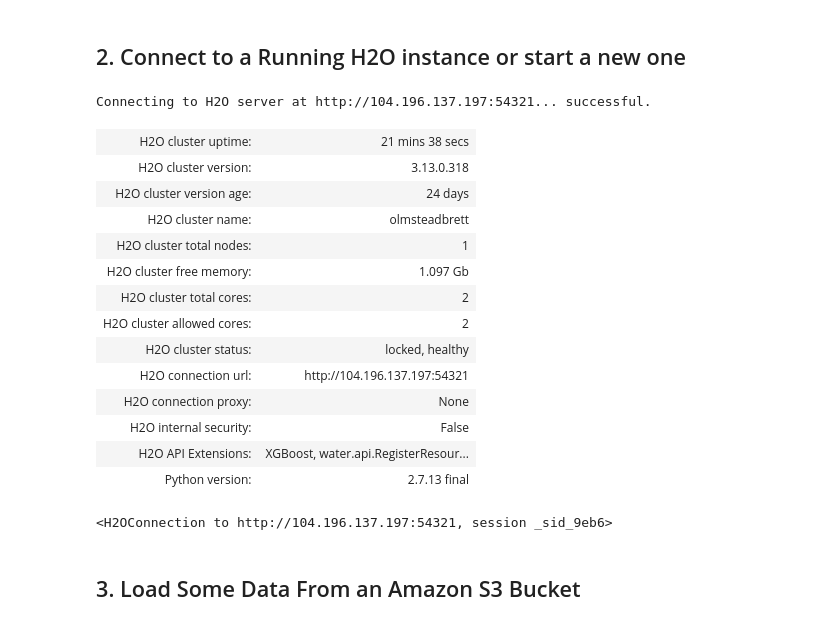
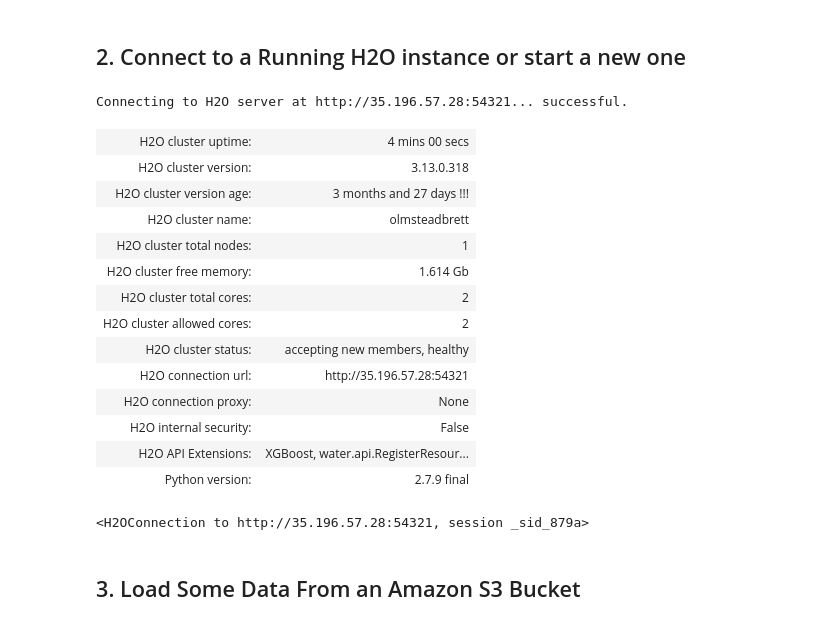
Before and after one commit to Brett777/Predict-Risk, a Jupyter notebook: H2O and XGBoost on GPU.ipynb, the cells around one changed output. Saved outputs shown, nothing was run; the diff lists cells and outputs as text; code cells hidden in the pictures.

```diff
--- a/H2O and XGBoost on GPU.ipynb
+++ b/H2O and XGBoost on GPU.ipynb
@@ -12,24 +14,24 @@ from h2o.estimators.xgboost import H2OXGBoostEstimator
 # %% [markdown]
 ## 2. Connect to a Running H2O instance or start a new one
 # %%
-h2o.connect(ip="104.196.137.197")
+h2o.connect(ip="35.196.57.28")
 # %% [output]
-Connecting to H2O server at http://104.196.137.197:54321... successful.
+Connecting to H2O server at http://35.196.57.28:54321... successful.
-| H2O cluster uptime: | 21 mins 38 secs |
+| H2O cluster uptime: | 4 mins 00 secs |
 | H2O cluster version: | 3.13.0.318 |
-| H2O cluster version age: | 24 days |
+| H2O cluster version age: | 3 months and 27 days !!! |
 | H2O cluster name: | olmsteadbrett |
 | H2O cluster total nodes: | 1 |
-| H2O cluster free memory: | 1.097 Gb |
+| H2O cluster free memory: | 1.614 Gb |
 | H2O cluster total cores: | 2 |
 | H2O cluster allowed cores: | 2 |
-| H2O cluster status: | locked, healthy |
-| H2O connection url: | http://104.196.137.197:54321 |
+| H2O cluster status: | accepting new members, healthy |
+| H2O connection url: | http://35.196.57.28:54321 |
 | H2O connection proxy: | None |
 | H2O internal security: | False |
 | H2O API Extensions: | XGBoost, water.api.RegisterResour... |
-| Python version: | 2.7.13 final |
+| Python version: | 2.7.9 final |
-<H2OConnection to http://104.196.137.197:54321, session _sid_9eb6>
+<H2OConnection to http://35.196.57.28:54321, session _sid_879a>
 # %% [markdown]
 ## 3. Load Some Data From an Amazon S3 Bucket
 # %%
```
Also changed, not shown: parts of 4 cells of this notebook.
